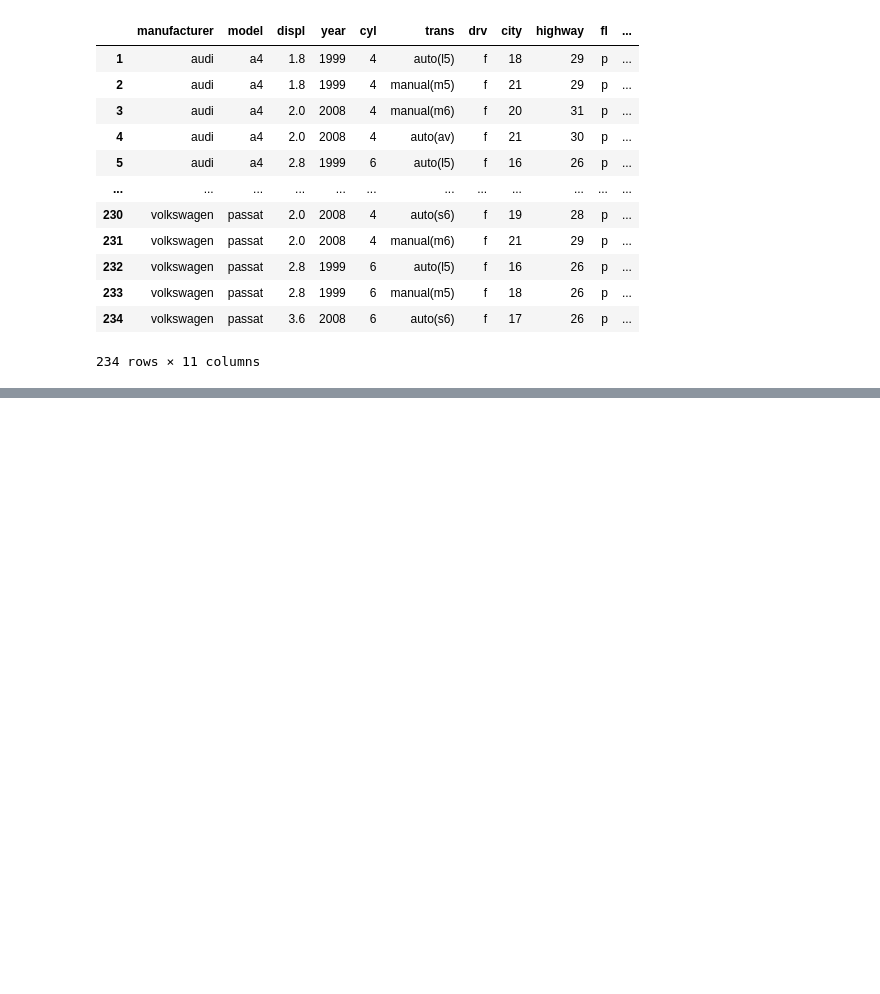
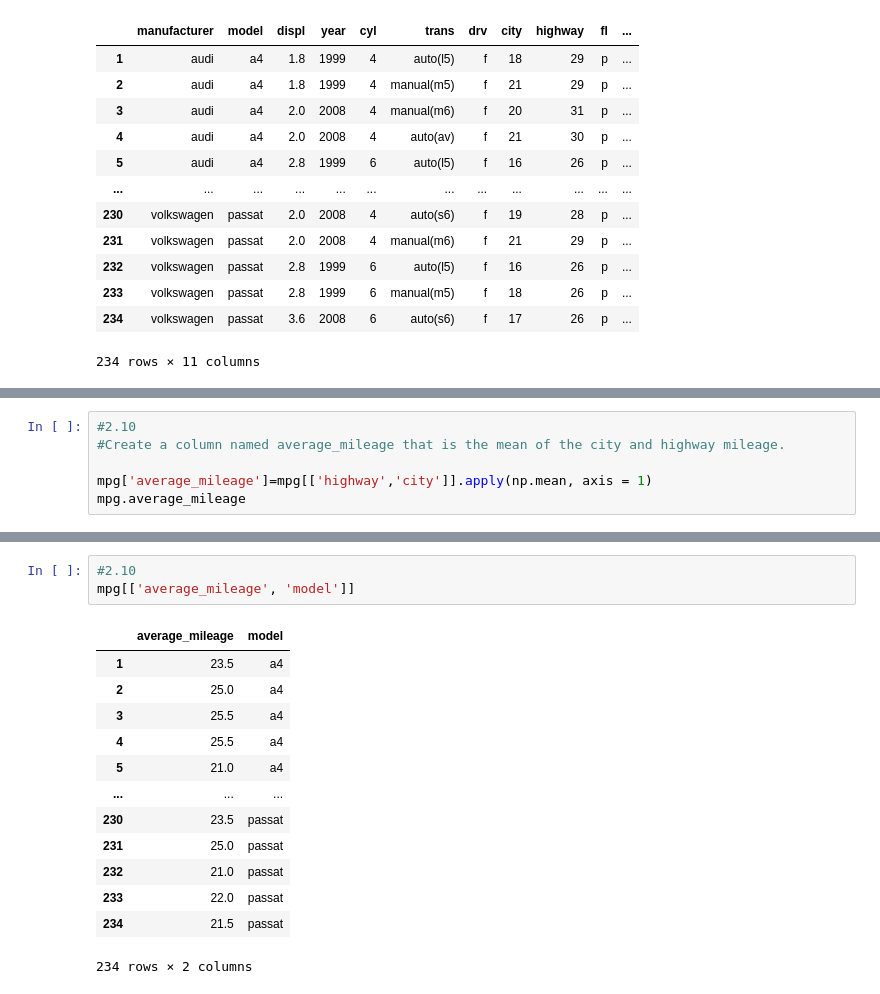
Before and after one commit to raycerna/numpy-pandas-visualization-exercises, a Jupyter notebook: dataframes.ipynb, the cells around one changed output, grey strips where cells are left out. Saved outputs shown, nothing was run; the diff lists cells and outputs as text; blank space fills up the shorter version.

```diff
--- a/dataframes.ipynb
+++ b/dataframes.ipynb
@@ -270,0 +363,6 @@ mpg
+# %%
+#2.10
+#Create a column named average_mileage that is the mean of the city and highway mileage.
+
+mpg['average_mileage']=mpg[['highway','city']].apply(np.mean, axis = 1)
+mpg.average_mileage
@@ -270,0 +382,17 @@ mpg
+# %%
+#2.10
+mpg[['average_mileage', 'model']]
+# %% [output]
+|  | average_mileage | model |
+| 1 | 23.5 | a4 |
+| 2 | 25.0 | a4 |
+| 3 | 25.5 | a4 |
+| 4 | 25.5 | a4 |
+| 5 | 21.0 | a4 |
+| ... | ... | ... |
+| 230 | 23.5 | passat |
+| 231 | 25.0 | passat |
+| 232 | 21.0 | passat |
+| 233 | 22.0 | passat |
+| 234 | 21.5 | passat |
+234 rows × 2 columns
```
Also changed, not shown: parts of 21 cells of this notebook.
